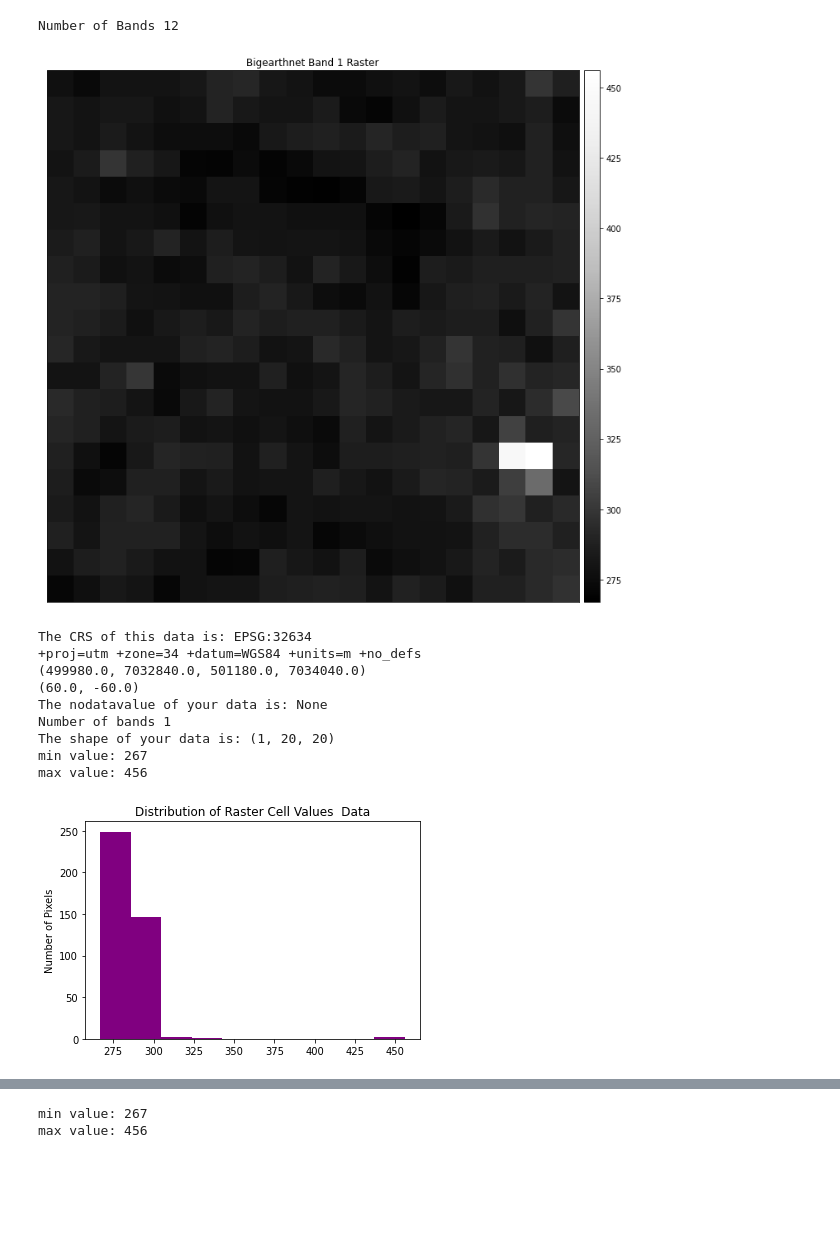
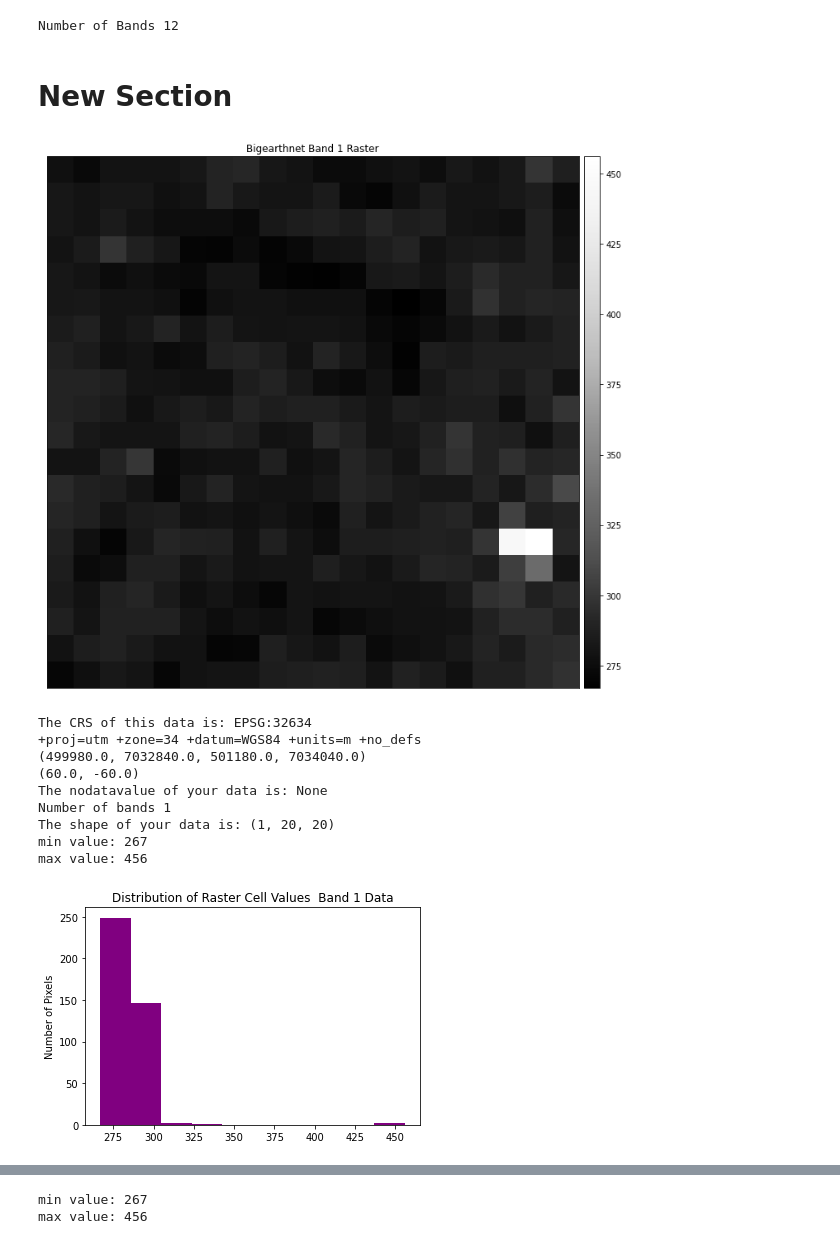
Before and after one commit to BRIJNANDA1979/CNN-Sentinel, a Jupyter notebook: Understand_band_data_info_using_histogram_and_classifying_pixel_values.ipynb, the cells around one changed output, grey strips where cells are left out. Drawn from its saved outputs; the diff is of its cells as text; code cells hidden in the pictures; blank space fills up the shorter version.

```diff
--- a/Understand_band_data_info_using_histogram_and_classifying_pixel_values.ipynb
+++ b/Understand_band_data_info_using_histogram_and_classifying_pixel_values.ipynb
@@ -97,6 +98,8 @@ print("Number of Bands",len(files))
 #array_stack, meta_data = es.stack(path, nodata=-9999)
 # %% [output]
 Number of Bands 12
+# %% [markdown]
+# New Section
 # %%
 band1= rxr.open_rasterio(files[0])
 ep.plot_bands(band1,
@@ -109,33 +112,33 @@ proj4 = et.epsg['32634']
 print(proj4)
 #Spatial Extent
 #You can access the spatial extent using the .bounds() attribute in rasterio.
 print(band1.rio.bounds())
 #Raster Resolution: area covered by 1 pixel on ground e.g 60m * 60m
 # What is the x and y resolution for your raster data?
 print(band1.rio.resolution())
 print("The nodatavalue of your data is:", band1.rio.nodata)
 # How many bands / layers does the object have?
 print("Number of bands", band1.rio.count)
 print("The shape of your data is:", band1.shape)
 print('min value:', np.nanmin(band1))
 print('max value:', np.nanmax(band1))
 import matplotlib.pyplot as plt
 f, ax = plt.subplots()
 band1.plot.hist(color="purple")
-ax.set(title="Distribution of Raster Cell Values  Data",
+ax.set(title="Distribution of Raster Cell Values  Band 1 Data",
        xlabel="",
        ylabel="Number of Pixels")
 plt.show()
 # %% [output]
 [figure]
 The CRS of this data is: EPSG:32634
 +proj=utm +zone=34 +datum=WGS84 +units=m +no_defs
 (499980.0, 7032840.0, 501180.0, 7034040.0)
 (60.0, -60.0)
 The nodatavalue of your data is: None
 Number of bands 1
 The shape of your data is: (1, 20, 20)
 min value: 267
 max value: 456
-[figure, old version]
+[figure, new version]
 # %%
```
Also changed, not shown: parts of 12 cells of this notebook.
